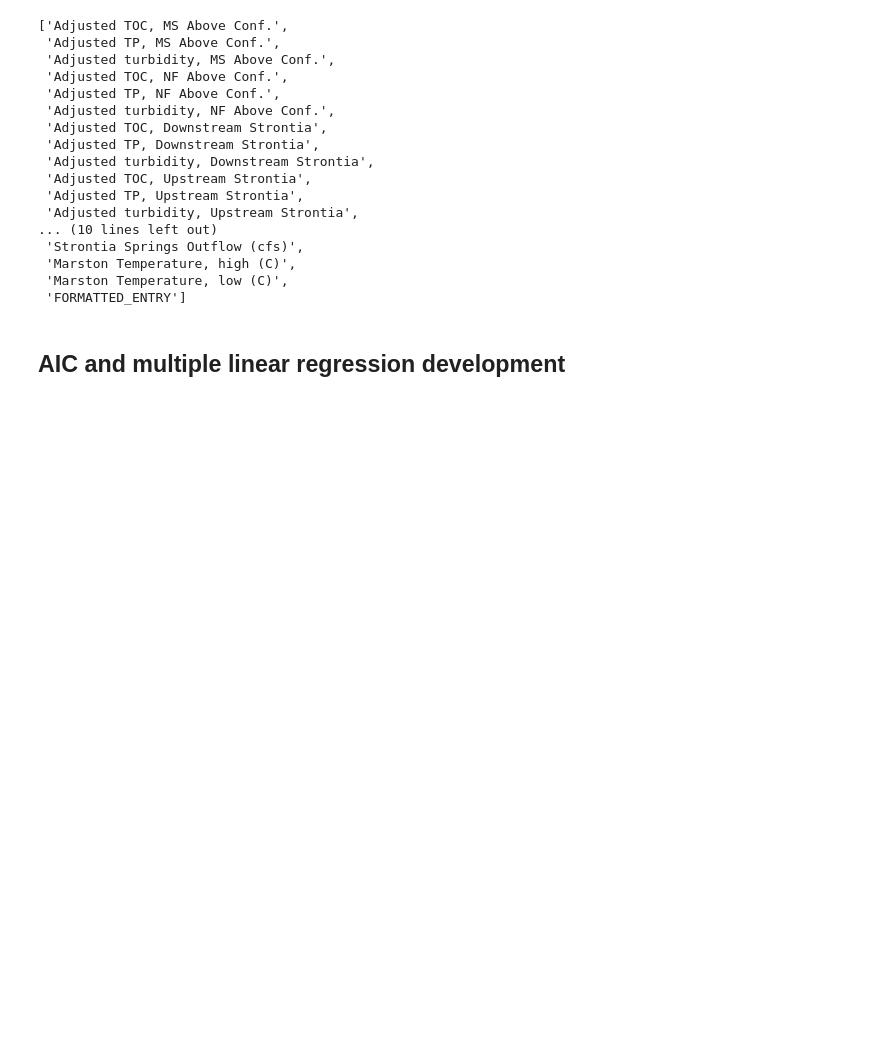
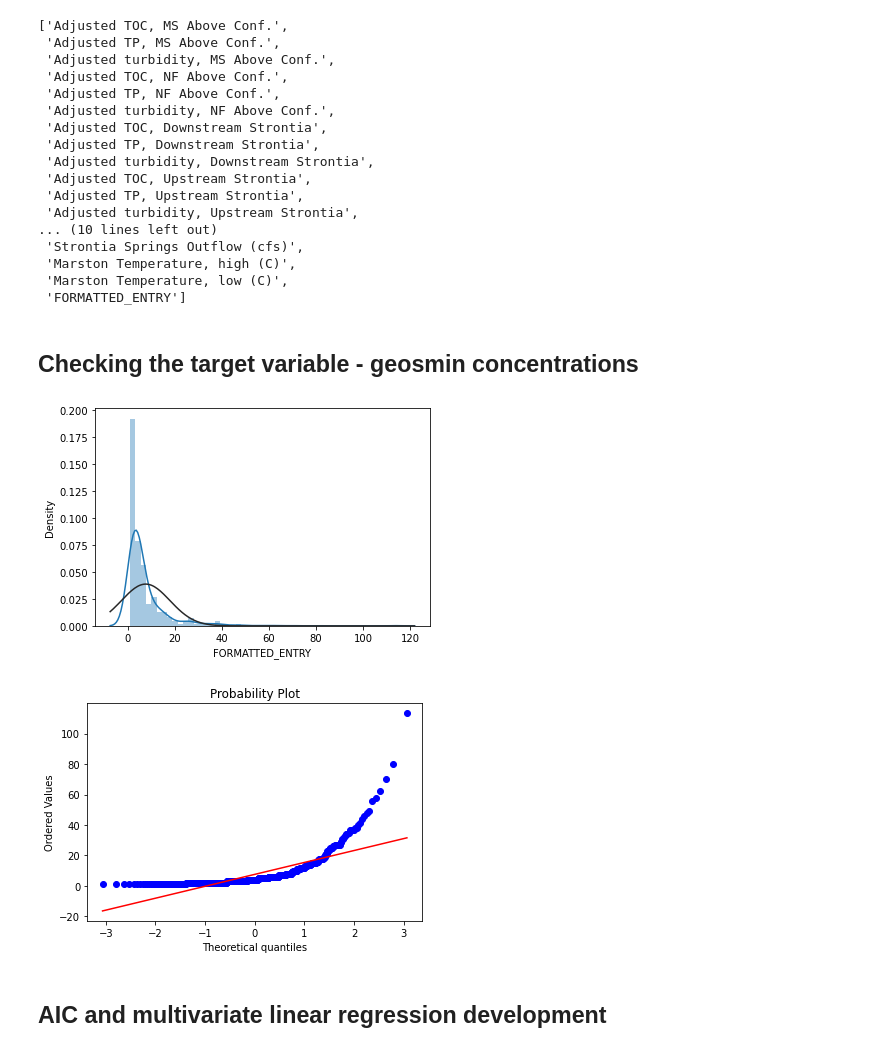
Before and after one commit to maanavjhatakia/geosmin_copy, a Jupyter notebook: final_compiled_analysis_2.ipynb, the cells around one changed output. Drawn from its saved outputs; the diff is of its cells as text; code cells hidden in the pictures; blank space fills up the shorter version.

```diff
--- a/final_compiled_analysis_2.ipynb
+++ b/final_compiled_analysis_2.ipynb
@@ -43,11 +42,11 @@ df_geosmin.to_csv('df_geosmin.csv', index=False)
 # %% [markdown]
 ### Step 2: Import necessary dataframes for nutrient information - df_full
 # %%
-ms_above_conf_nut = pd.read_csv(r'C:\Users\MJHATA\OneDrive - Denver Water\Documents\Python Scripts\ms_above_conf_nut_filled.csv')
-nf_above_conf_nut = pd.read_csv(r'C:\Users\MJHATA\OneDrive - Denver Water\Documents\Python Scripts\nf_above_conf_nut_filled.csv')
-downstream_strontia_nut = pd.read_csv(r'C:\Users\MJHATA\OneDrive - Denver Water\Documents\Python Scripts\downstream_strontia_nut_filled.csv')
-upstream_strontia_nut = pd.read_csv(r'C:\Users\MJHATA\OneDrive - Denver Water\Documents\Python Scripts\upstream_strontia_nut_filled.csv')
-sp_below_chat_nut = pd.read_csv(r'C:\Users\MJHATA\OneDrive - Denver Water\Documents\Python Scripts\sp_below_chat_nut_filled.csv')
+ms_above_conf_nut = pd.read_csv(r'/Users/maanavjhatakia/Documents/Python.nosync/geosmin/ms_above_conf_nut_filled.csv')
+nf_above_conf_nut = pd.read_csv(r'/Users/maanavjhatakia/Documents/Python.nosync/geosmin/nf_above_conf_nut_filled.csv')
+downstream_strontia_nut = pd.read_csv(r'/Users/maanavjhatakia/Documents/Python.nosync/geosmin/downstream_strontia_nut_filled.csv')
+upstream_strontia_nut = pd.read_csv(r'/Users/maanavjhatakia/Documents/Python.nosync/geosmin/upstream_strontia_nut_filled.csv')
+sp_below_chat_nut = pd.read_csv(r'/Users/maanavjhatakia/Documents/Python.nosync/geosmin/sp_below_chat_nut_filled.csv')
 # %%
 #reset indices to ease merging of dataframes
 ms_above_conf_nut.reset_index(drop=True, inplace=True)
@@ -66,31 +65,31 @@ df_full = df_full.merge(sp_below_chat_nut, on=['Date'], how = 'outer')
 ### Import dataframes for water temperature at locations and flow/air temperatures - df_flows_temp
 # %%
 #waterton gage data - flow rate and water temperature calculations
-waterton_data = pd.read_csv(r'C:\Users\MJHATA\OneDrive - Denver Water\Documents\Python Scripts\waterton_data.csv')
+waterton_data = pd.read_csv(r'/Users/maanavjhatakia/Documents/Python.nosync/geosmin/waterton_data.csv')
 
 #cheesman and roberts tunnel data + strontia temp data
-ch_rt_data = pd.read_csv(r'C:\Users\MJHATA\OneDrive - Denver Water\Documents\Python Scripts\cheesman_roberts_flow_temp_data.csv')
+ch_rt_data = pd.read_csv(r'/Users/maanavjhatakia/Documents/Python.nosync/geosmin/cheesman_roberts_flow_temp_data.csv')
 
 #conduit 20 and marston reservoir data (flow, air temperature)
-cond20_mar_data = pd.read_csv(r'C:\Users\MJHATA\OneDrive - Denver Water\Documents\Python Scripts\marston_cond20_flow_temp_data.csv')
+cond20_mar_data = pd.read_csv(r'/Users/maanavjhatakia/Documents/Python.nosync/geosmin/marston_cond20_flow_temp_data.csv')
 
 
 #water temp data from different points
 
 #nf above confluence
-nf_above_conf_temp = pd.read_csv(r'C:\Users\MJHATA\OneDrive - Denver Water\Documents\Python Scripts\nf_above_conf_temp_filled.csv')
+nf_above_conf_temp = pd.read_csv(r'/Users/maanavjhatakia/Documents/Python.nosync/geosmin/nf_above_conf_temp_filled.csv')
 
 #ms above confluence
-ms_above_conf_temp = pd.read_csv(r'C:\Users\MJHATA\OneDrive - Denver Water\Documents\Python Scripts\ms_above_conf_temp_filled.csv')
+ms_above_conf_temp = pd.read_csv(r'/Users/maanavjhatakia/Documents/Python.nosync/geosmin/ms_above_conf_temp_filled.csv')
 
 #upstream strontia
-upstream_strontia_temp = pd.read_csv(r'C:\Users\MJHATA\OneDrive - Denver Water\Documents\Python Scripts\upstream_strontia_temp_filled.csv')
+upstream_strontia_temp = pd.read_csv(r'/Users/maanavjhatakia/Documents/Python.nosync/geosmin/upstream_strontia_temp_filled.csv')
 
 #downstream strontia
-downstream_strontia_temp = pd.read_csv(r'C:\Users\MJHATA\OneDrive - Denver Water\Documents\Python Scripts\downstream_strontia_temp_filled.csv')
+downstream_strontia_temp = pd.read_csv(r'/Users/maanavjhatakia/Documents/Python.nosync/geosmin/downstream_strontia_temp_filled.csv')
 
 #sp below chatfield
-sp_below_chat_temp = pd.read_csv(r'C:\Users\MJHATA\OneDrive - Denver Water\Documents\Python Scripts\sp_below_chat_temp_filled.csv')
+sp_below_chat_temp = pd.read_csv(r'/Users/maanavjhatakia/Documents/Python.nosync/geosmin/sp_below_chat_temp_filled.csv')
 # %%
 #reset indices for the water temperature dataframes
 ms_above_conf_temp.reset_index(drop=True, inplace=True)
@@ -235,7 +234,7 @@ df_final
 # %% [markdown]
 ## Fix the geosmin dataframe to spit out dates properly
 # %%
-df_geosmin_updated = pd.read_csv(r'C:\Users\MJHATA\OneDrive - Denver Water\Documents\Python Scripts\df_geosmin_updated.csv')
+df_geosmin_updated = pd.read_csv(r'/Users/maanavjhatakia/Documents/Python.nosync/geosmin/df_geosmin_updated.csv')
 # %%
 df_geosmin_updated.reset_index(drop=True, inplace=True)
 # %%
@@ -352,8 +351,21 @@ x_names
  'Marston Temperature, high (C)',
  'Marston Temperature, low (C)',
  'FORMATTED_ENTRY']
+# %% [markdown]
+## Checking the target variable - geosmin concentrations
+# %%
+from scipy.stats import norm
+from scipy import stats
+import seaborn as sns
+
+sns.distplot(result['FORMATTED_ENTRY'], fit=norm);
+fig = plt.figure()
+res = stats.probplot(result['FORMATTED_ENTRY'], plot=plt)
+# %% [output]
+[figure, added]
+[figure, added]
 # %% [markdown]
-## AIC and multiple linear regression development
+## AIC and multivariate linear regression development
 # %%
 from sklearn import linear_model
 import statsmodels.api as sm
```
Also changed, not shown: parts of 10 cells of this notebook, 7 other files.
